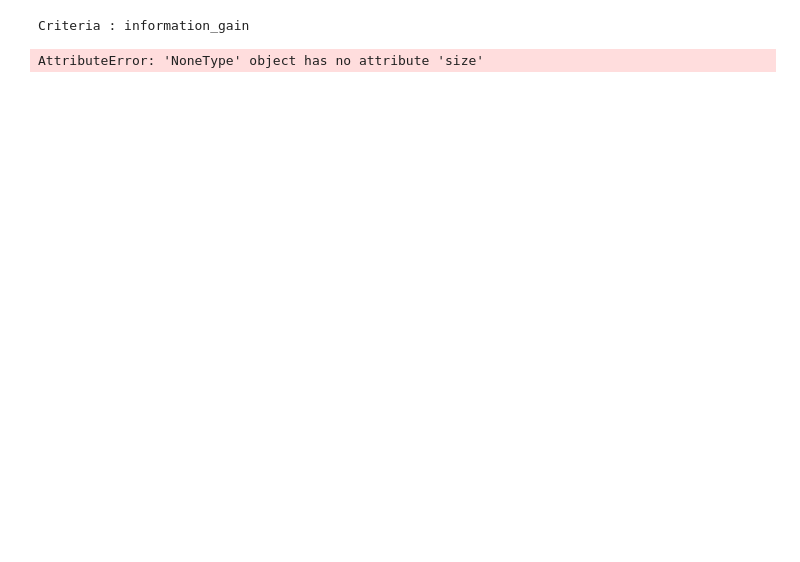
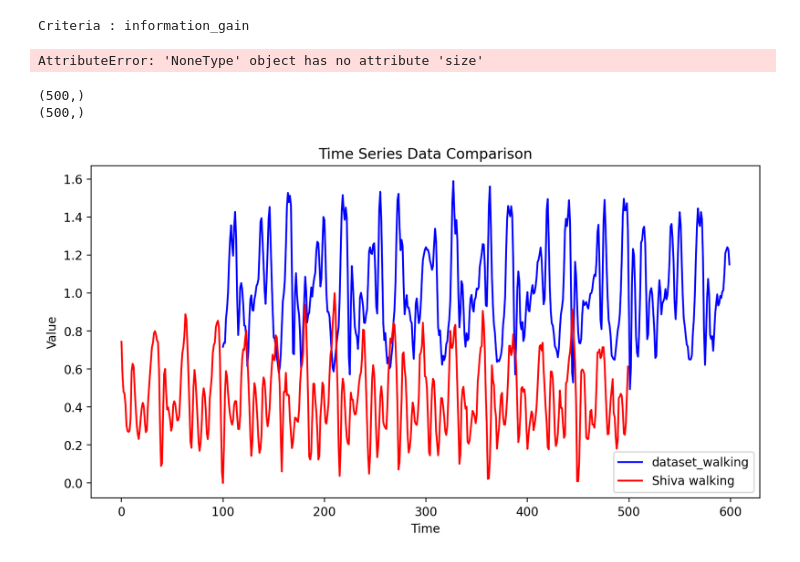
Before and after one commit to shadowscythe03/es335-24-fall-assignment-1, a Jupyter notebook: Rough_Work.ipynb, the cells around one changed output. Drawn from its saved outputs; the diff is of its cells as text; code cells hidden in the pictures; blank space fills up the shorter version.

Commit message:
Collected data and did normalizatoin :| Click for more| 1. Collected data and stored in Raw datasets folder. 2. Made Trimed folder and added folder train and test as same as comnied dataset!

```diff
--- a/Rough_Work.ipynb
+++ b/Rough_Work.ipynb
@@ -116,3 +117,41 @@ plt.title('PCA of Activities')
 plt.legend(loc='best', fontsize='small')  # Smaller legend size
 plt.grid(True)
 plt.show()
+# %%
+from sklearn.preprocessing import MinMaxScaler
+
+Walking_df = pd.read_csv('.\HAR\Combined\Train\WALKING\Subject_1.csv').iloc[100:600]
+Shiva_walking_df = pd.read_csv('.\Task 4 Datasets\Sample_shiva_walking.csv').iloc[100:600]
+df_walk_df = Walking_df['accx']
+df_walk_shiva = Shiva_walking_df['accx']
+
+df_walk_shiva = np.reshape(df_walk_shiva, (df_walk_shiva.shape[0], 1))
+df_walk_shiva = pd.DataFrame(df_walk_shiva)
+scaler = MinMaxScaler()
+
+# Fit and transform the data
+df_walk_shiva = pd.DataFrame(scaler.fit_transform(df_walk_shiva), columns=df_walk_shiva.columns)
+
+print(df_walk_df.shape)
+print(df_walk_df.shape)
+
+
+plt.figure(figsize=(10, 5))
+
+plt.plot(df_walk_df, label='dataset_walking', color='blue')
+plt.plot(df_walk_shiva, label='Shiva walking', color='red')
+
+# Add labels and title
+plt.xlabel('Time')
+plt.ylabel('Value')
+plt.title('Time Series Data Comparison')
+
+# Add a legend
+plt.legend()
+
+# Show the plot
+plt.show()
+# %% [output]
+(500,)
+(500,)
+[figure, added]
```
Also changed, not shown: parts of 1 cell of this notebook, 38 other files.
